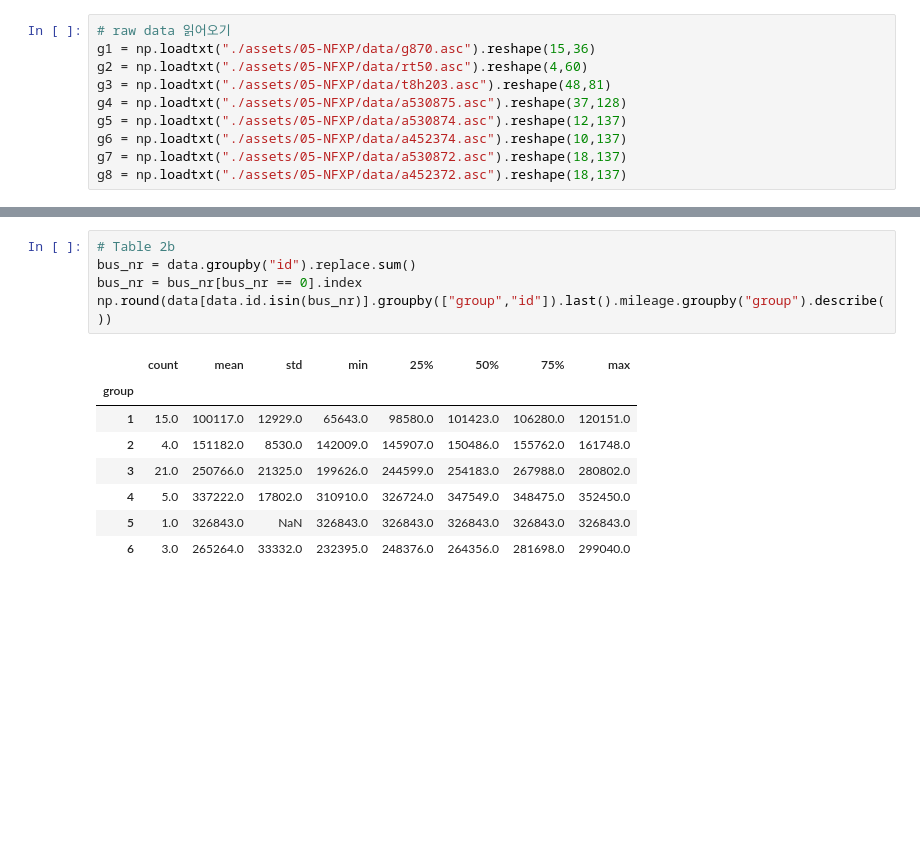
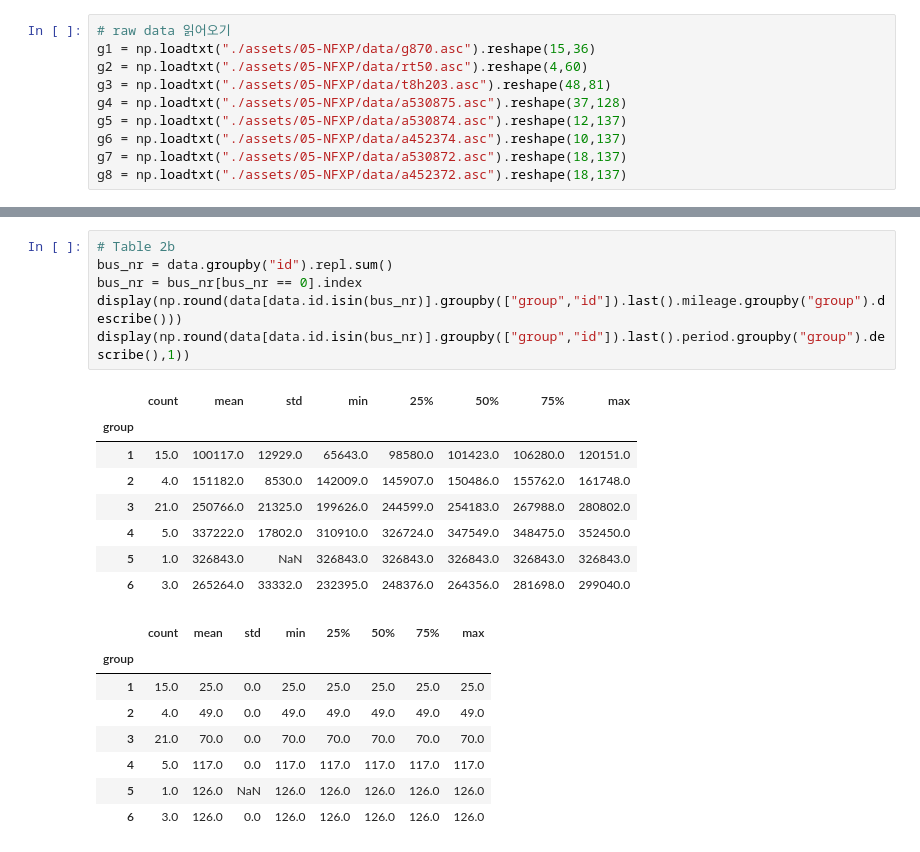
Before and after one commit to eurobae/structural-kr, a Jupyter notebook: 05-NFXP.ipynb, the cells around one changed output, grey strips where cells are left out. Drawn from its saved outputs; the diff is of its cells as text; blank space fills up the shorter version.

```diff
--- a/05-NFXP.ipynb
+++ b/05-NFXP.ipynb
@@ -263,14 +218,23 @@ np.round(data.query("replace==1").groupby("group").mileage.describe())
 # %%
 # Table 2b
-bus_nr = data.groupby("id").replace.sum()
+bus_nr = data.groupby("id").repl.sum()
 bus_nr = bus_nr[bus_nr == 0].index
-np.round(data[data.id.isin(bus_nr)].groupby(["group","id"]).last().mileage.groupby("group").describe())
+display(np.round(data[data.id.isin(bus_nr)].groupby(["group","id"]).last().mileage.groupby("group").describe()))
+display(np.round(data[data.id.isin(bus_nr)].groupby(["group","id"]).last().period.groupby("group").describe(),1))
 # %% [output]
 |  | count | mean | std | min | 25% | 50% | 75% | max |
 | group |  |  |  |  |  |  |  |  |
 | 1 | 15.0 | 100117.0 | 12929.0 | 65643.0 | 98580.0 | 101423.0 | 106280.0 | 120151.0 |
 | 2 | 4.0 | 151182.0 | 8530.0 | 142009.0 | 145907.0 | 150486.0 | 155762.0 | 161748.0 |
 | 3 | 21.0 | 250766.0 | 21325.0 | 199626.0 | 244599.0 | 254183.0 | 267988.0 | 280802.0 |
 | 4 | 5.0 | 337222.0 | 17802.0 | 310910.0 | 326724.0 | 347549.0 | 348475.0 | 352450.0 |
 | 5 | 1.0 | 326843.0 | NaN | 326843.0 | 326843.0 | 326843.0 | 326843.0 | 326843.0 |
 | 6 | 3.0 | 265264.0 | 33332.0 | 232395.0 | 248376.0 | 264356.0 | 281698.0 | 299040.0 |
+|  | count | mean | std | min | 25% | 50% | 75% | max |
+| group |  |  |  |  |  |  |  |  |
+| 1 | 15.0 | 25.0 | 0.0 | 25.0 | 25.0 | 25.0 | 25.0 | 25.0 |
+| 2 | 4.0 | 49.0 | 0.0 | 49.0 | 49.0 | 49.0 | 49.0 | 49.0 |
+| 3 | 21.0 | 70.0 | 0.0 | 70.0 | 70.0 | 70.0 | 70.0 | 70.0 |
+| 4 | 5.0 | 117.0 | 0.0 | 117.0 | 117.0 | 117.0 | 117.0 | 117.0 |
+| 5 | 1.0 | 126.0 | NaN | 126.0 | 126.0 | 126.0 | 126.0 | 126.0 |
+| 6 | 3.0 | 126.0 | 0.0 | 126.0 | 126.0 | 126.0 | 126.0 | 126.0 |
```
Also changed, not shown: parts of 8 cells of this notebook.
